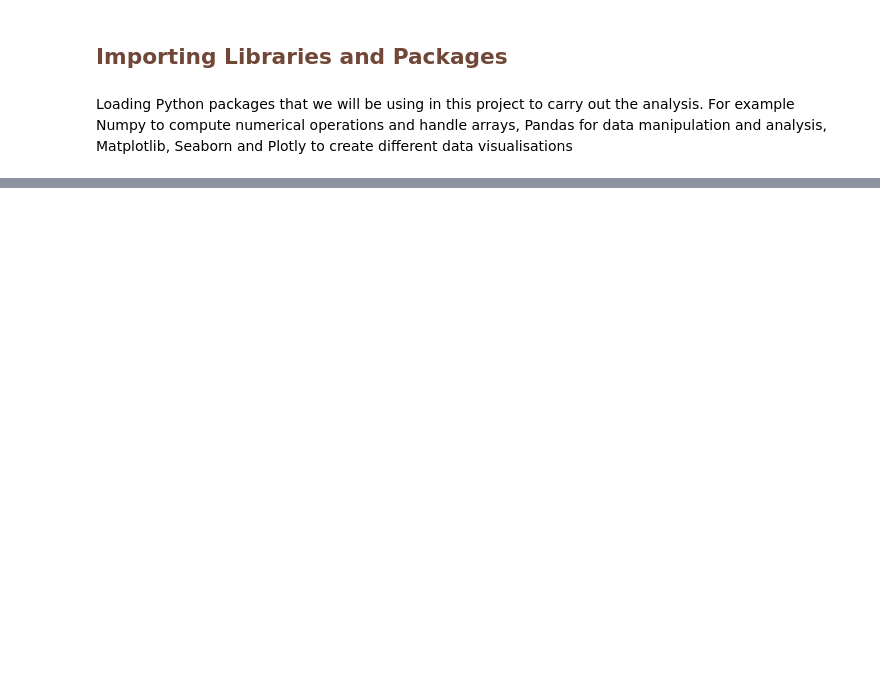
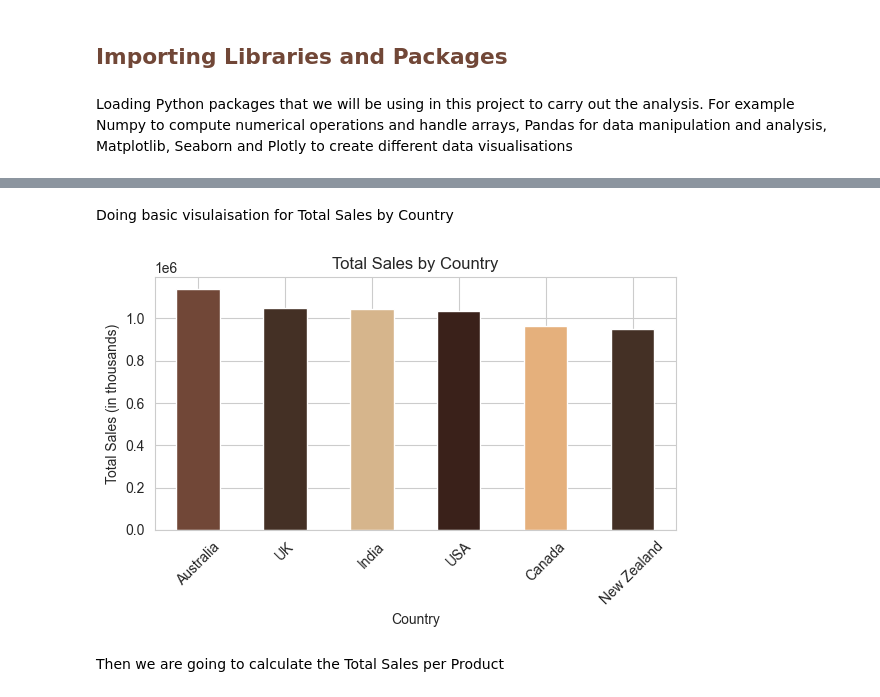
Before and after one commit to seldasen/Chocolate-Sales-Analysis, a Jupyter notebook: jupyter_notebooks/2. Sales Data Analysis.ipynb, the cells around one changed output, grey strips where cells are left out. Drawn from its saved outputs; the diff is of its cells as text; code cells hidden in the pictures; blank space fills up the shorter version.

Commit message:
"Added colour palette and conclusion"

```diff
--- a/jupyter_notebooks/2. Sales Data Analysis.ipynb
+++ b/jupyter_notebooks/2. Sales Data Analysis.ipynb
@@ -277,0 +87,3 @@ Name: Boxes Shipped, dtype: int64
+# %%
+df = pd.read_csv("Output\df_cleaned.csv")
+df.head()
@@ -277,0 +126,17 @@ Name: Boxes Shipped, dtype: int64
+# %% [markdown]
+Doing basic visulaisation for Total Sales by Country
+# %%
+custom_palette = ['#714737','#443025','#D6B58C','#3A211A','#E5B07C','#443025']
+# Visualize total sales by country
+plt.figure(figsize=(6, 4))
+total_sales_by_country.plot(kind='bar', color=custom_palette)
+plt.title('Total Sales by Country')
+plt.xlabel('Country')
+plt.ylabel('Total Sales (in thousands)')
+plt.xticks(rotation=45)
+plt.tight_layout()
+plt.show()
+# %% [output]
+[figure, added]
+# %% [markdown]
+Then we are going to calculate the Total Sales per Product
```
Also changed, not shown: parts of 52 cells of this notebook, 2 other files.
